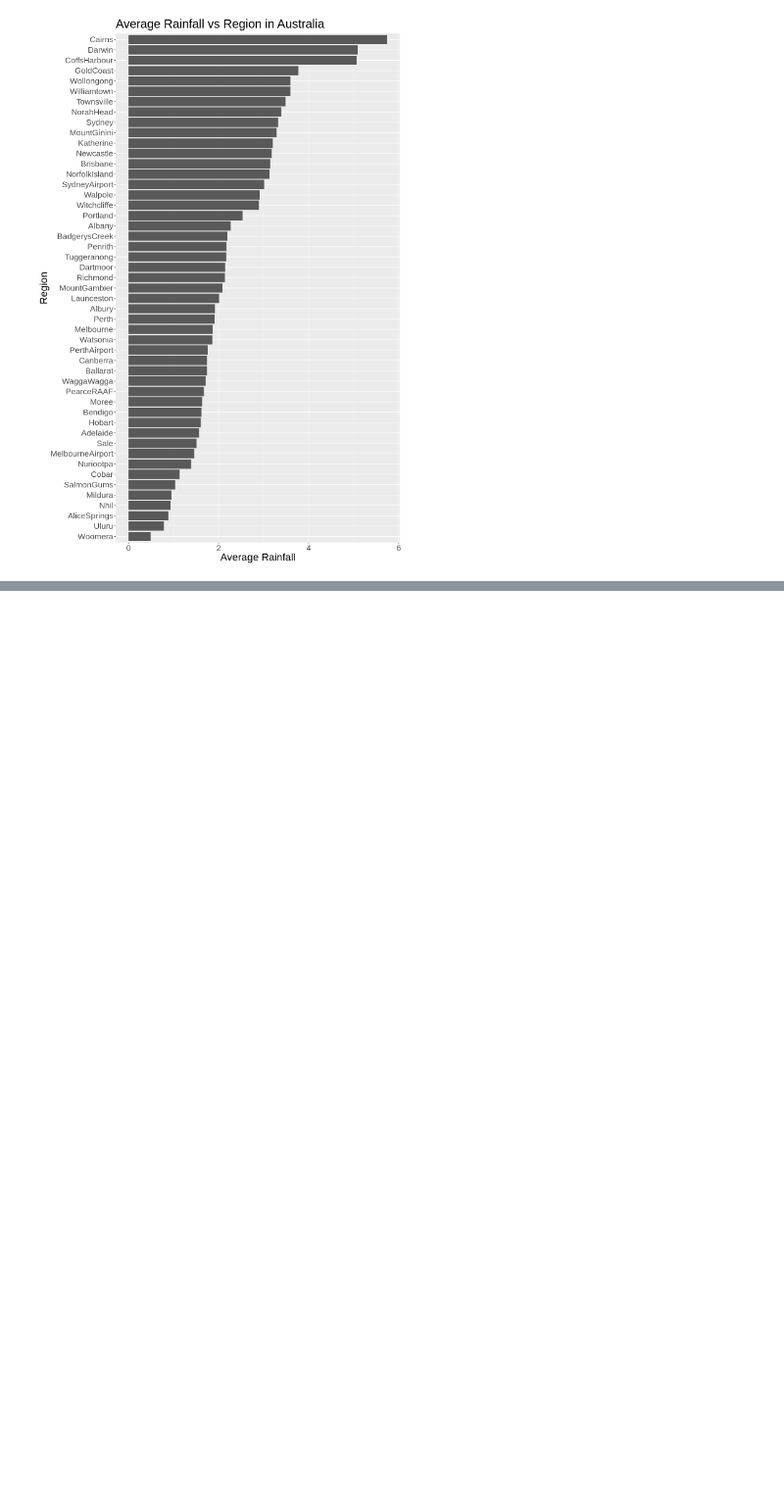
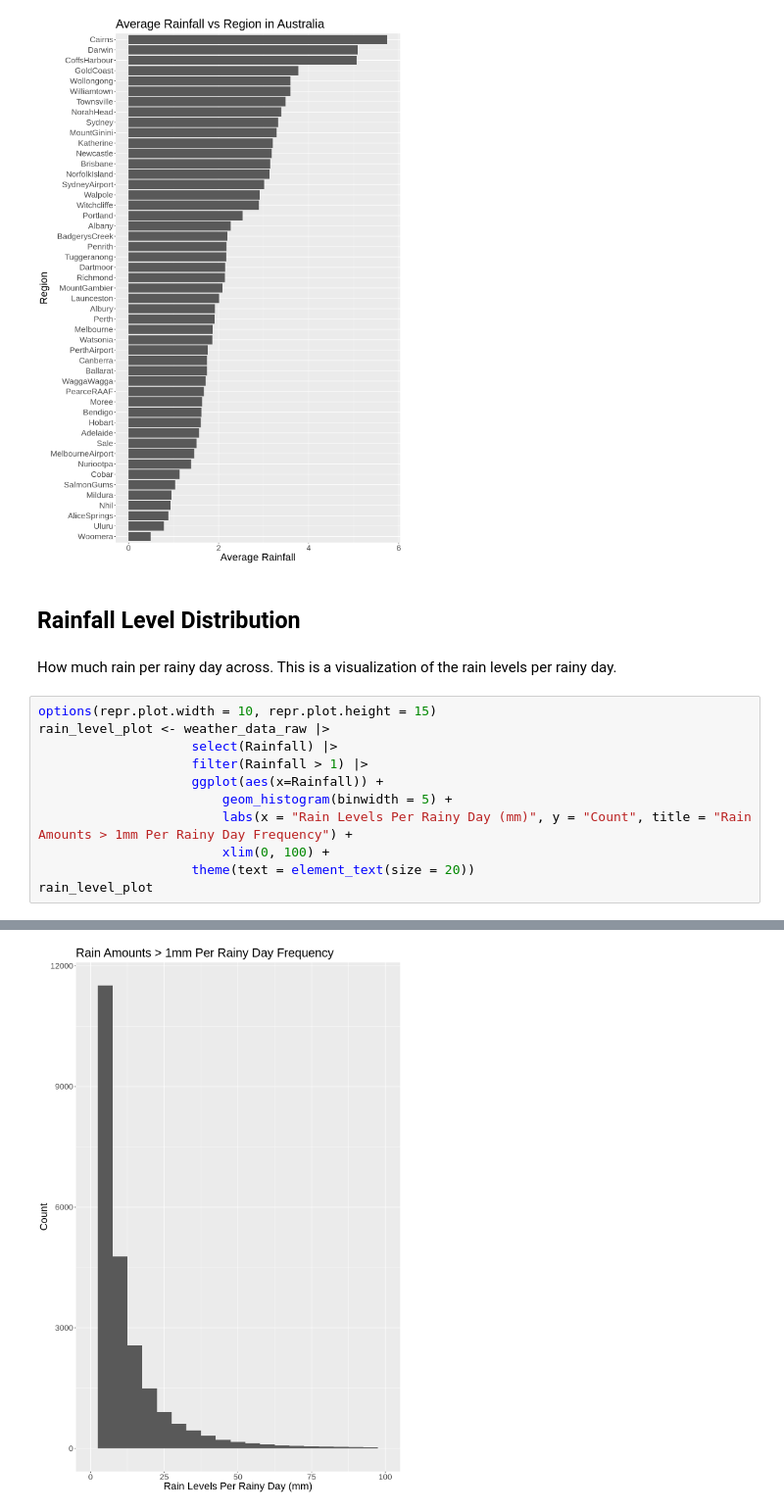
Before and after one commit to Andrewyx/DSCI100-Project-G16, a Jupyter notebook: rain.ipynb, the cells around one changed output, grey strips where cells are left out. Shown at 98% size. Saved outputs shown, nothing was run; the diff lists cells and outputs as text; blank space fills up the shorter version.

```diff
--- a/rain.ipynb
+++ b/rain.ipynb
@@ -63,3 +59,19 @@ splot <- weather_data |>
 splot
 # %% [output]
 [figure]
+# %% [markdown]
+## Rainfall Level Distribution
+# %% [markdown]
+How much rain per rainy day across. This is a visualization of the rain levels per rainy day.
+# %%
+options(repr.plot.width = 10, repr.plot.height = 15)
+rain_level_plot <- weather_data_raw |>
+                    select(Rainfall) |>
+                    filter(Rainfall > 1) |>
+                    ggplot(aes(x=Rainfall)) +
+                        geom_histogram(binwidth = 5) +
+                        labs(x = "Rain Levels Per Rainy Day (mm)", y = "Count", title = "Rain Amounts > 1mm Per Rainy Day Frequency") +
+                        xlim(0, 100) +
+                    theme(text = element_text(size = 20))
+rain_level_plot
+# %% [output]
@@ -65,0 +82 @@ splot
+[figure, added]
```
Also changed, not shown: parts of 5 cells of this notebook.
